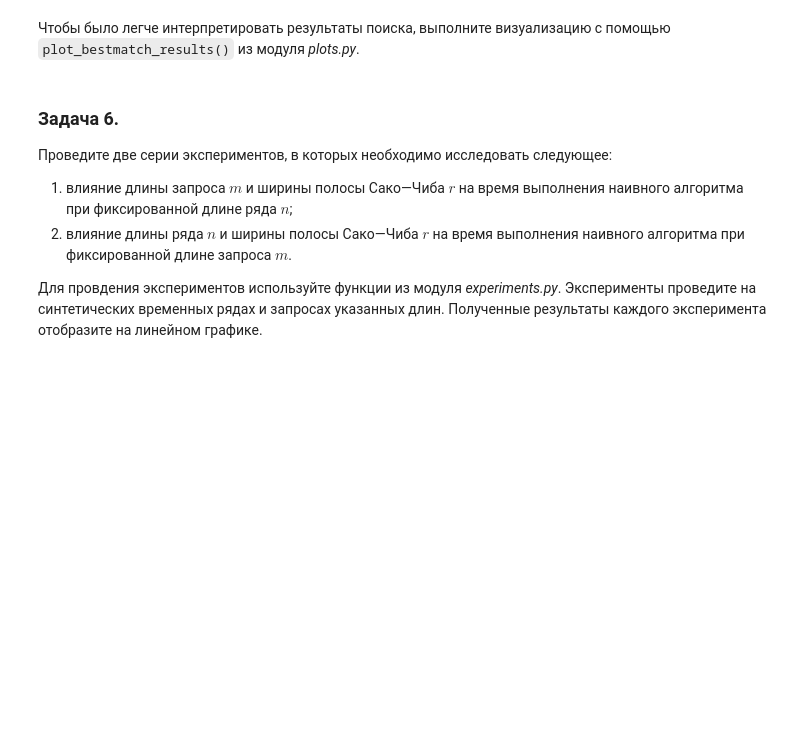
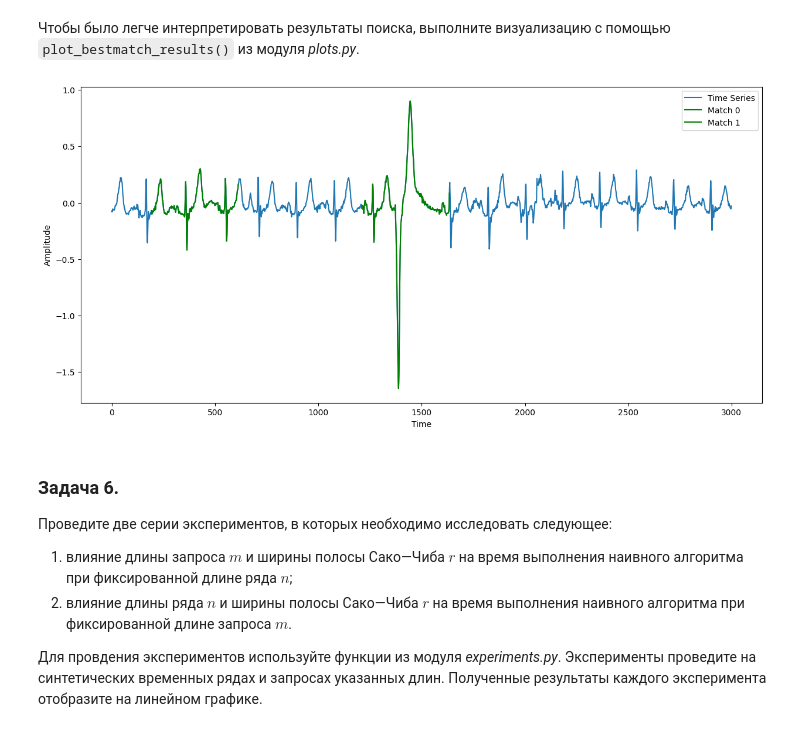
Before and after one commit to VladimirMylnikov/2024-Mylnikov-TimeSeriesCourse, a Jupyter notebook: practice/02 Similarity search/02 Similarity search.ipynb, the cells around one changed output. Saved outputs shown, nothing was run; the diff lists cells and outputs as text; code cells hidden in the pictures; blank space fills up the shorter version.

```diff
--- a/practice/02 Similarity search/02 Similarity search.ipynb
+++ b/practice/02 Similarity search/02 Similarity search.ipynb
@@ -372,0 +451,22 @@ naive_bestmatch_results = {}
+# %%
+from modules.bestmatch import *
+
+topK = 2
+r = 0.01
+excl_zone_frac = 0.5
+is_normalize = True
+
+naive_bestmatch_results = {}
+
+ts_url = './datasets/part1/ECG.csv'
+query_url = './datasets/part1/ECG_query.csv'
+
+ts = read_ts(ts_url).reshape(-1)
+query = read_ts(query_url).reshape(-1)
+
+naive_finder = NaiveBestMatchFinder(excl_zone_frac=excl_zone_frac, topK=topK, is_normalize=is_normalize, r=r)
+
+best_results = naive_finder.perform(ts, query)
+
+print("Индексы лучших совпадений:", best_results['indices'])
+print("Расстояния до лучших совпадений:", best_results['distance'])
@@ -377,3 +482,8 @@ plot_bestmatch_results(ts, query, naive_bestmatch_results)
+# %%
+from modules.plots import plot_bestmatch_results
+plot_bestmatch_results(ts, query, best_results)
+# %% [output]
+[figure, added]
 # %% [markdown]
 ### **Задача 6**.
 
```
Also changed, not shown: parts of 16 cells of this notebook, 4 other files.
